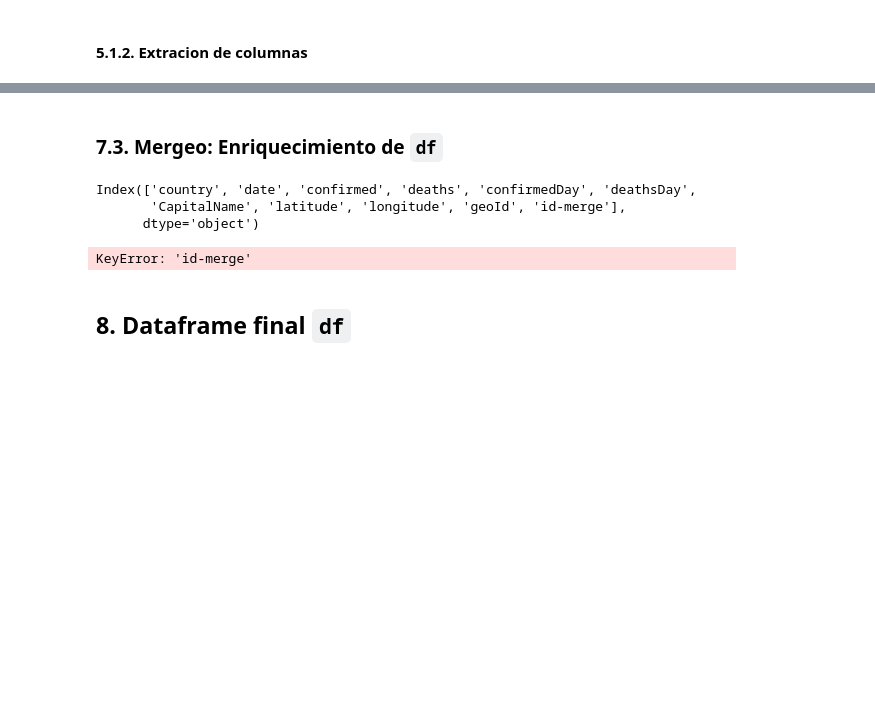
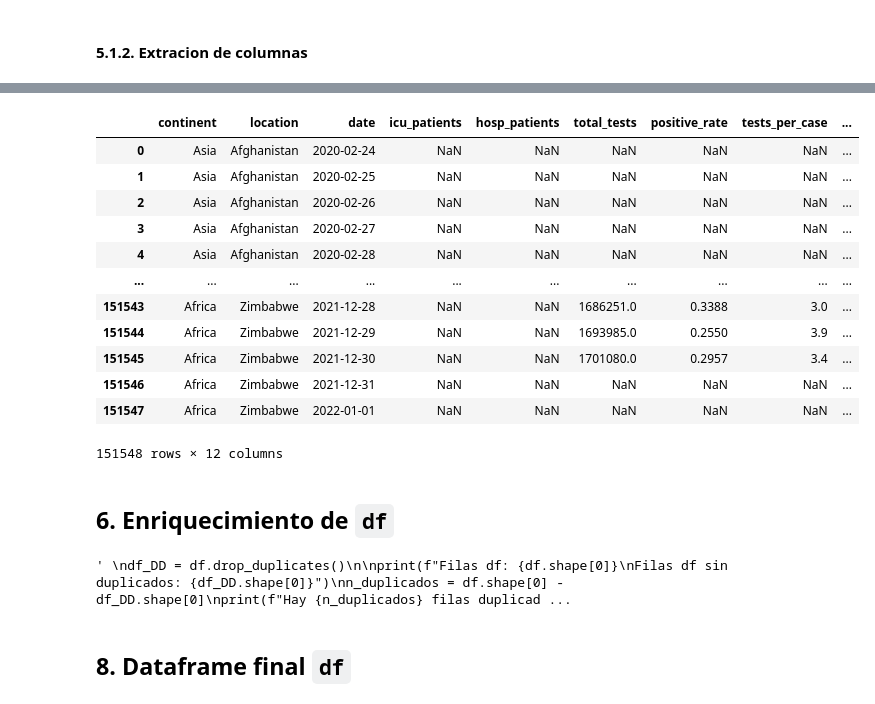
Before and after one commit to ParraCode/Core_Mid_Project-, a Jupyter notebook: data/dc_v2.ipynb, the cells around one changed output, grey strips where cells are left out. Cells and saved outputs as stored; diff of their text form; code cells hidden in the pictures; blank space fills up the shorter version.

Commit message:
Feat: data set extra, cargado y columnas seleccionadas

```diff
--- a/data/dc_v2.ipynb
+++ b/data/dc_v2.ipynb
@@ -364,8 +384,23 @@ df_ex = pd.read_csv('data_extra/owid-covid-data.csv')
+# %%
+df_ex = df_ex.drop(df_ex.columns.difference(['continent','location', 'date', 'icu_patients','hosp_patients',
+                                          'total_tests','positive_rate','tests_per_case',
+                                          'new_vaccinations','people_vaccinated_per_hundred',
+                                          'people_fully_vaccinated_per_hundred','population']), axis=1)
+# %%
+df_ex
+# %% [output]
+|  | continent | location | date | icu_patients | hosp_patients | total_tests | positive_rate | tests_per_case | ... |
+| 0 | Asia | Afghanistan | 2020-02-24 | NaN | NaN | NaN | NaN | NaN | ... |
+| 1 | Asia | Afghanistan | 2020-02-25 | NaN | NaN | NaN | NaN | NaN | ... |
+| 2 | Asia | Afghanistan | 2020-02-26 | NaN | NaN | NaN | NaN | NaN | ... |
+| 3 | Asia | Afghanistan | 2020-02-27 | NaN | NaN | NaN | NaN | NaN | ... |
+| 4 | Asia | Afghanistan | 2020-02-28 | NaN | NaN | NaN | NaN | NaN | ... |
+| ... | ... | ... | ... | ... | ... | ... | ... | ... | ... |
+| 151543 | Africa | Zimbabwe | 2021-12-28 | NaN | NaN | 1686251.0 | 0.3388 | 3.0 | ... |
+| 151544 | Africa | Zimbabwe | 2021-12-29 | NaN | NaN | 1693985.0 | 0.2550 | 3.9 | ... |
+| 151545 | Africa | Zimbabwe | 2021-12-30 | NaN | NaN | 1701080.0 | 0.2957 | 3.4 | ... |
+| 151546 | Africa | Zimbabwe | 2021-12-31 | NaN | NaN | NaN | NaN | NaN | ... |
+| 151547 | Africa | Zimbabwe | 2022-01-01 | NaN | NaN | NaN | NaN | NaN | ... |
+151548 rows × 12 columns
 # %% [markdown]
-### 7.3. Mergeo: Enriquecimiento de `df`
+## 6. Enriquecimiento de `df`
-# %%
-df.columns
-# %% [output]
-Index(['country', 'date', 'confirmed', 'deaths', 'confirmedDay', 'deathsDay',
-       'CapitalName', 'latitude', 'longitude', 'geoId', 'id-merge'],
-      dtype='object')
@@ -372,16 +409,19 @@ Index(['country', 'date', 'confirmed', 'deaths', 'confirmedDay', 'deathsDay',
 # %%
 # Mergeo con el dataset de test
-df = pd.merge(df, df_ex, how='left', on='id-merge')
-print((df.isnull().sum()/len(df))*100)
-df
+#df = pd.merge(df, df_ex, how='left', on='id-merge')
+#df
-# %% [output]
-KeyError: 'id-merge'
 # %%
+'''
 df_DD = df.drop_duplicates()
 
 print(f"Filas df: {df.shape[0]}\nFilas df sin duplicados: {df_DD.shape[0]}")
 n_duplicados = df.shape[0] - df_DD.shape[0]
 print(f"Hay {n_duplicados} filas duplicadas")
+n_null = df.isnull().sum().sum()
+print(f"Hay {n_null} registros nulos en total")
+'''
+# %% [output]
+' \ndf_DD = df.drop_duplicates()\n\nprint(f"Filas df: {df.shape[0]}\nFilas df sin duplicados: {df_DD.shape[0]}")\nn_duplicados = df.shape[0] - df_DD.shape[0]\nprint(f"Hay {n_duplicados} filas duplicad ...
 # %% [markdown]
 ## 8. Dataframe final `df`
 # %% [markdown]
```
Also changed, not shown: parts of 10 cells of this notebook.
